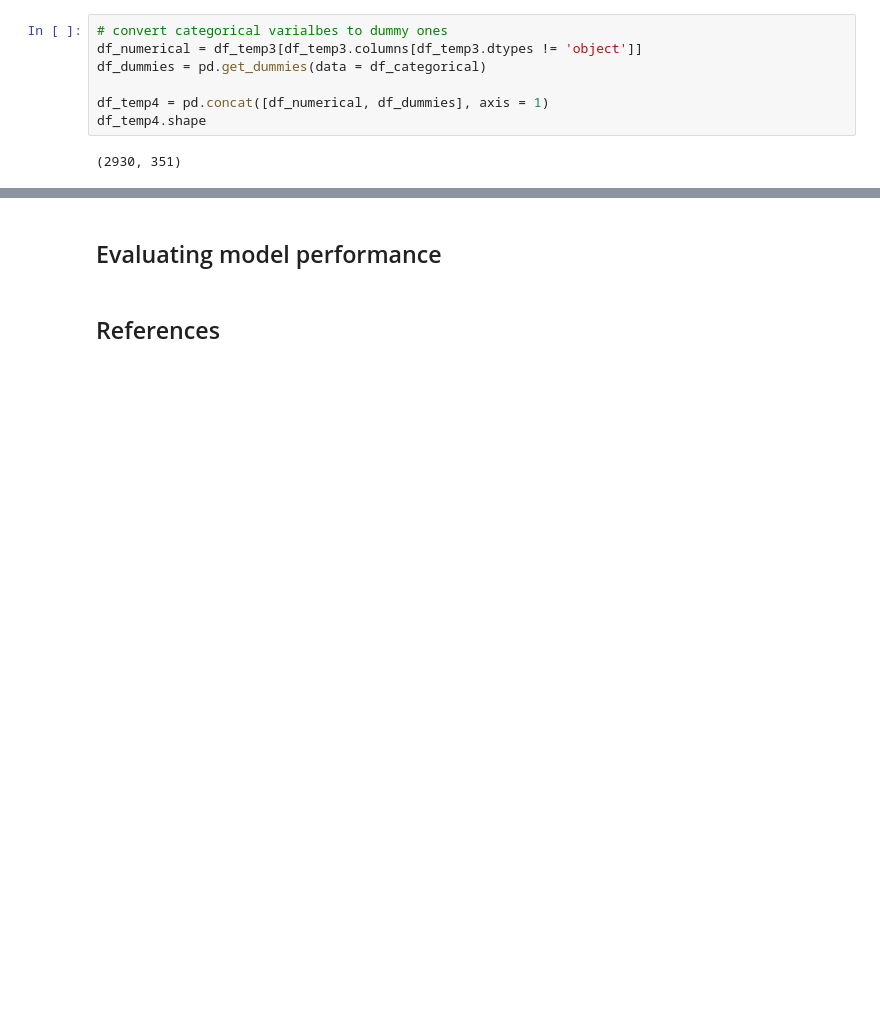
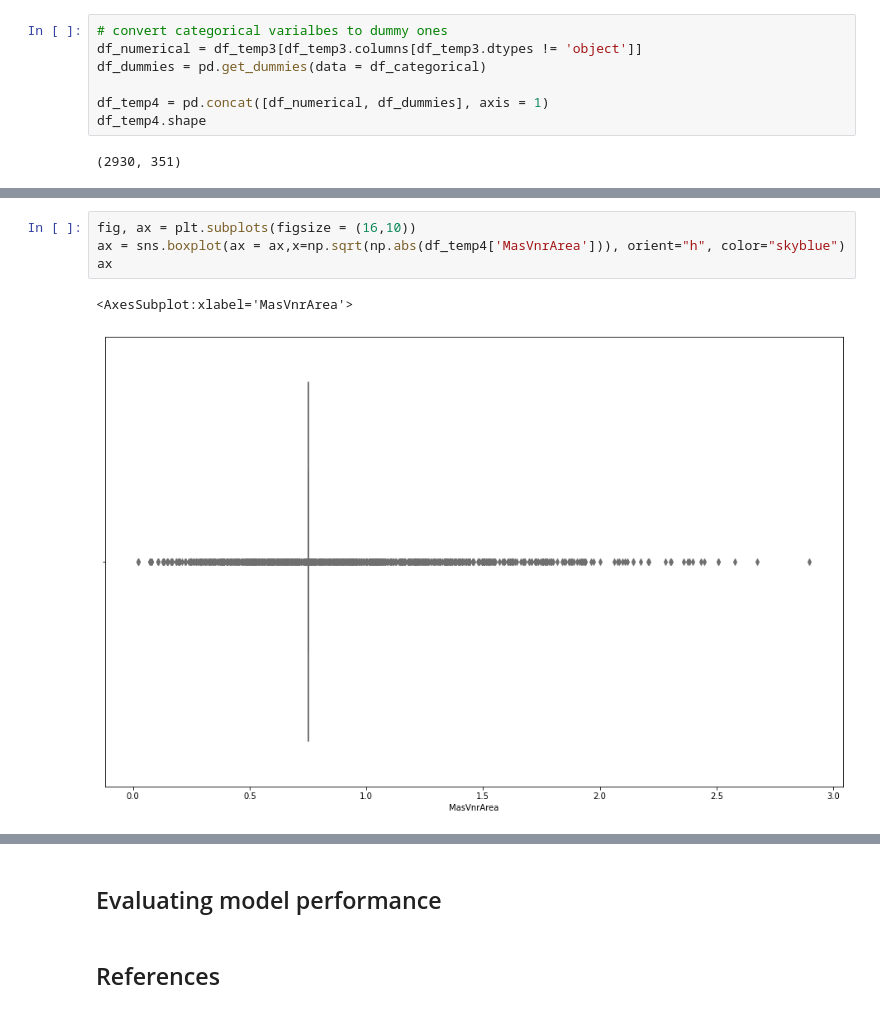
Before and after one commit to namiyousef/ICDSS_Challenges2020, a Jupyter notebook: real-estate/real-estate.ipynb, the cells around one changed output, grey strips where cells are left out. Cells and saved outputs as stored; diff of their text form; blank space fills up the shorter version.

```diff
--- a/real-estate/real-estate.ipynb
+++ b/real-estate/real-estate.ipynb
@@ -221,0 +296,7 @@ df_temp4.shape
+# %%
+fig, ax = plt.subplots(figsize = (16,10))
+ax = sns.boxplot(ax = ax,x=np.sqrt(np.abs(df_temp4['MasVnrArea'])), orient="h", color="skyblue")
+ax
+# %% [output]
+<AxesSubplot:xlabel='MasVnrArea'>
+[figure, added]
```
Also changed, not shown: parts of 18 cells of this notebook.
